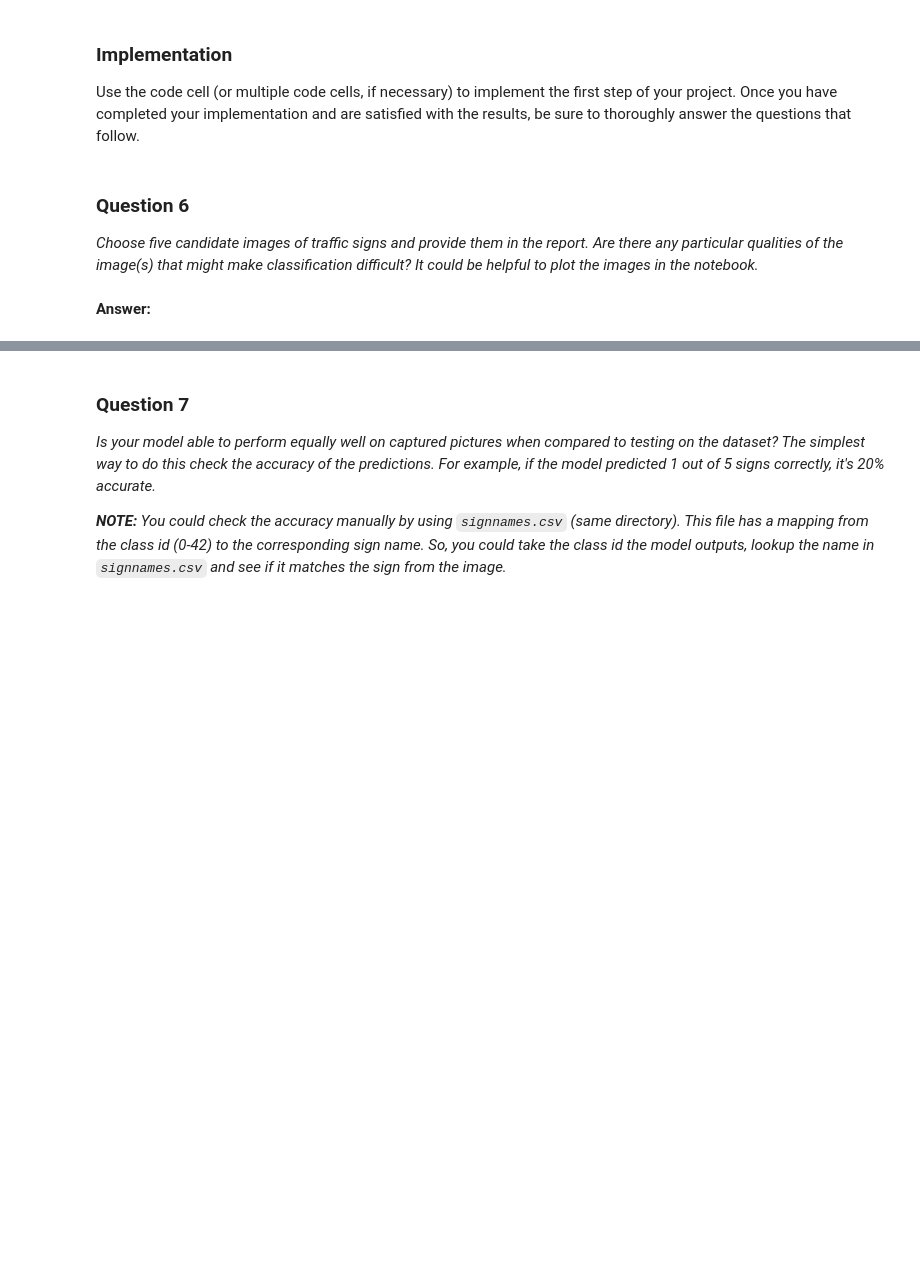
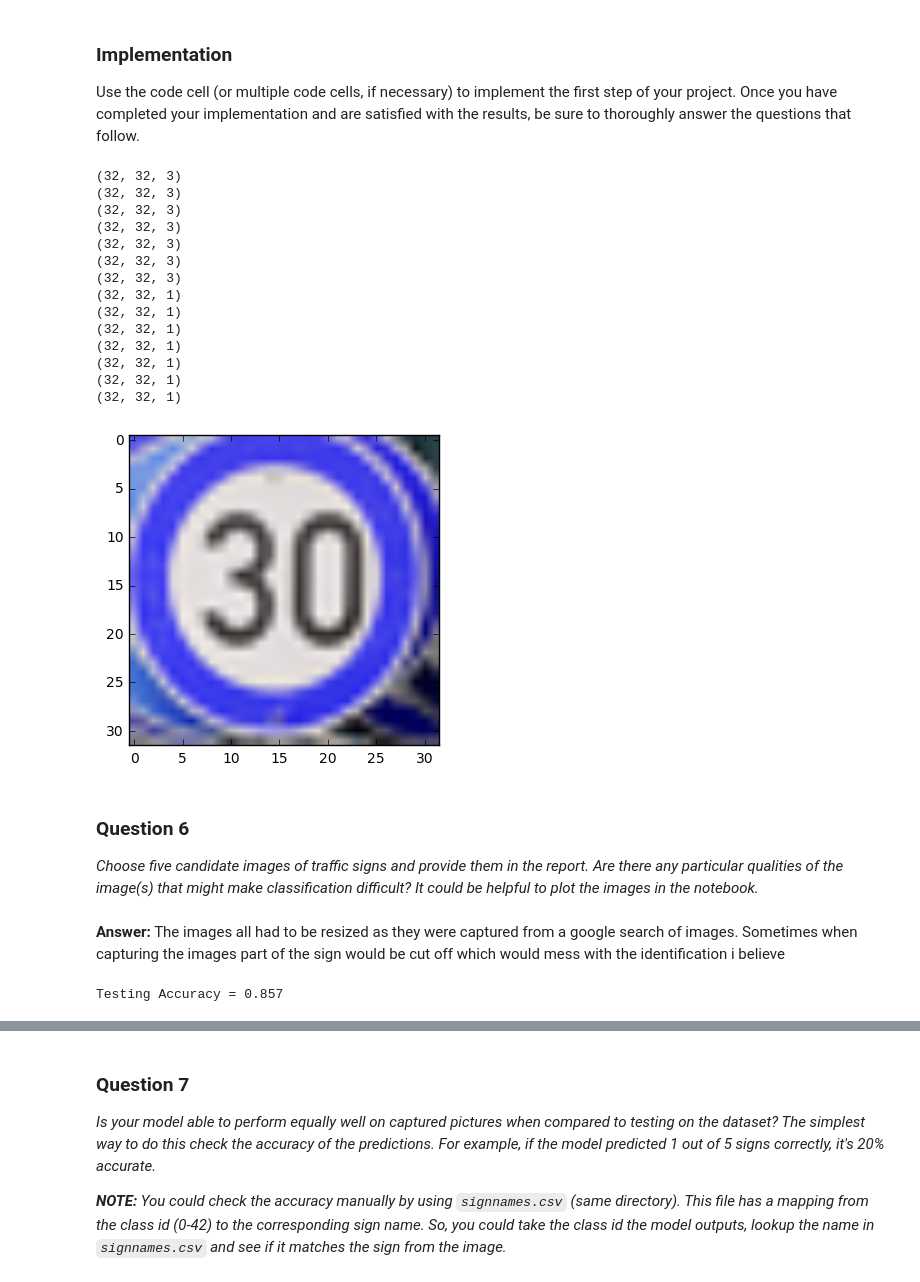
Before and after one commit to jkocsis3/Identify-Traffic-Signs, a Jupyter notebook: Traffic_Sign_Classifier.ipynb, the cells around one changed output, grey strips where cells are left out. Saved outputs shown, nothing was run; the diff lists cells and outputs as text; code cells hidden in the pictures; blank space fills up the shorter version.

```diff
--- a/Traffic_Sign_Classifier.ipynb
+++ b/Traffic_Sign_Classifier.ipynb
@@ -178,7 +200,7 @@ _Describe how you set up the training, validation and testing data for your mode
 Here I will set up the features and labels
 # %%
 import tensorflow as tf
-x = tf.placeholder(tf.float32, (None, 32, 32, 3))
+x = tf.placeholder(tf.float32, (None, 32, 32, 1))
 y = tf.placeholder(tf.int32, (None))
 one_hot_y = tf.one_hot(y, 43)
 # %% [markdown]
@@ -253,12 +299,13 @@ _What does your final architecture look like? (Type of model, layers, sizes, con
 # %% [markdown]
 I put the variables we adjust for the training in one easy to access area
 # %%
-EPOCHS = 10
+
+EPOCHS = 40
 BATCH_SIZE =100
 #1000 ended at  0.774
 #2000 ended at 0.66
 #1500 ended at .775
-rate = 0.009
+rate = 0.0008
 #.001 ended at 80.5
 #.005 ended at .58 and never really moved
 
@@ -286,8 +334,8 @@ Here is where we train the model
 # %%
 with tf.Session() as sess:
     sess.run(tf.global_variables_initializer())
+    dropout = True
     num_examples = len(X_train)
-
     print("Training...")
     print()
     for i in range(EPOCHS):
@@ -301,9 +349,9 @@ with tf.Session() as sess:
         print("EPOCH {} ...".format(i+1))
         print("Validation Accuracy = {:.3f}".format(validation_accuracy))
         print()
-
-    #saver.save(sess, '.\trafficSigns')
-    #print("Model saved")
+    save_file = '.\\train_model.ckpt'
+    saver.save(sess, save_file)
+    print("Model saved")
 # %% [output]
 Training...
 
@@ -344,12 +420,59 @@ Use the code cell (or multiple code cells, if necessary) to implement the first
 # %%
 ### Load the images and plot them here.
 ### Feel free to use as many code cells as needed.
+# %%
+import cv2
+import os
+
+#path to new images
+signPath = 'C:\SDC Program\JupyterNotebooks\Term1\Term1TrafficSigns\MySigns'
+
+mySigns = []
+for filename in os.listdir(signPath):
+    #for file in files:
+    fullPath = os.path.join(signPath, filename)
+    #print(fullPath)
+    image = cv2.imread(fullPath, 3)
+    mySigns.append(image)
+    print(image.shape)
+mySigns = np.asarray(mySigns)
+mySignsGray = np.sum(mySigns/3, axis=3,  keepdims=True)
+for i in mySignsGray:
+    print(i.shape)
+    plt.imshow(image)
+# %% [output]
+(32, 32, 3)
+(32, 32, 3)
+(32, 32, 3)
+(32, 32, 3)
+(32, 32, 3)
+(32, 32, 3)
+(32, 32, 3)
+(32, 32, 1)
+(32, 32, 1)
+(32, 32, 1)
+(32, 32, 1)
+(32, 32, 1)
+(32, 32, 1)
+(32, 32, 1)
+[figure, added]
 # %% [markdown]
 ### Question 6
 
 _Choose five candidate images of traffic signs and provide them in the report. Are there any particular qualities of the image(s) that might make classification difficult? It could be helpful to plot the images in the notebook._
-# %% [markdown]
-**Answer:**
+# %% [markdown]
+**Answer:** The images all had to be resized as they were captured from a google search of images.  Sometimes when capturing the images part of the sign would be cut off which would mess with the identification i believe
 # %%
 ### Run the predictions here.
 ### Feel free to use as many code cells as needed.
+# %%
+mySignsLabels = [9,14,17,0,25,13,1]
+mySignsNormal = normalizeValues(mySigns)
+dropout = False
+with tf.Session() as sess:
+    sess.run(tf.global_variables_initializer())
+    saver.restore(sess, "./train_model.ckpt")
+    myAccuracy = evaluate(mySignsGray, mySignsLabels)
+    print("Testing Accuracy = {:.3f}".format(myAccuracy))
+# %% [output]
+Testing Accuracy = 0.857
```
Also changed, not shown: parts of 32 cells of this notebook, 14 other files.
